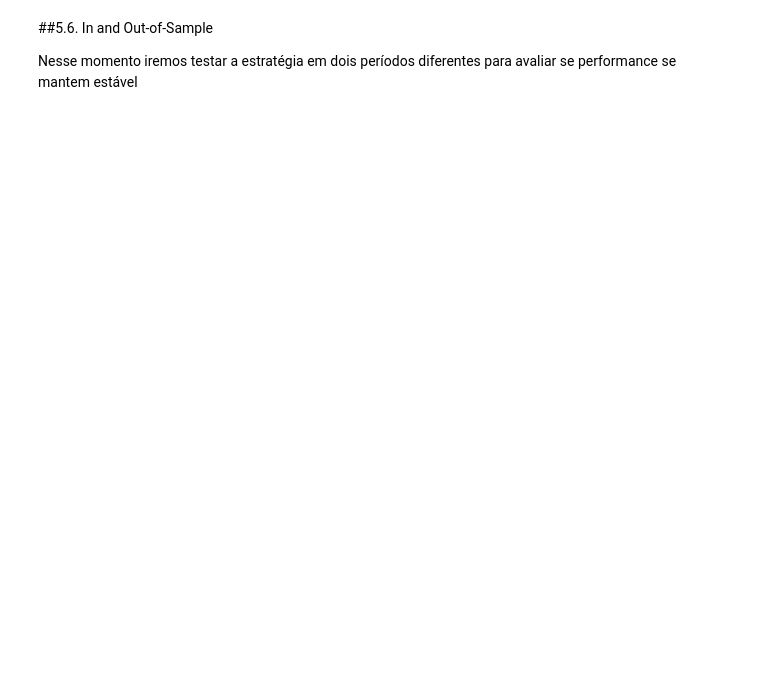
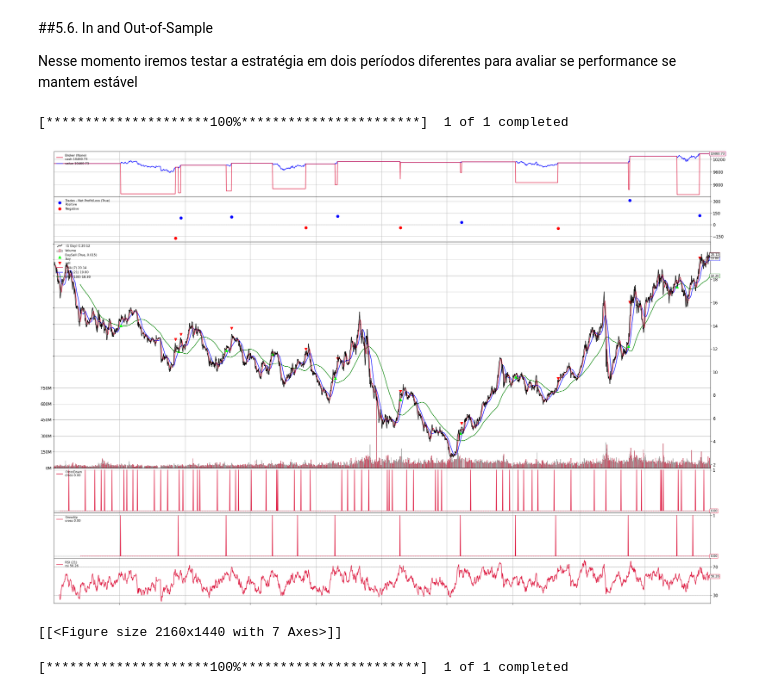
Before and after one commit to robertoricci/Curso-Data-Science-com-Python-Banco-MODAL, a Jupyter notebook: Python_para_Traders_Módulo_03_Backtesting.ipynb, the cells around one changed output. Cells and saved outputs as stored; diff of their text form; code cells hidden in the pictures; blank space fills up the shorter version.

```diff
--- a/Python_para_Traders_Módulo_03_Backtesting.ipynb
+++ b/Python_para_Traders_Módulo_03_Backtesting.ipynb
@@ -426,40 +433,42 @@ janela_rsi = 21
 #Parâmetros Backtrader
 df_ativo=yf.download(ativo, '2010-01-01', '2020-01-01', auto_adjust=True, interval=intervalo)
 df_ativo.dropna(inplace=True)
-data2 = bt.feeds.PandasData(dataname=df_ativo)
+data4 = bt.feeds.PandasData(dataname=df_ativo)
+# %% [output]
+[*********************100%***********************]  1 of 1 completed
 # %%
 class cruzamento_mm_rsi(bt.Strategy):
 
   def __init__(self):
 
     self.rsi = bt.indicators.RSI(self.data.close, period=janela_rsi)
     self.mm_venda = bt.indicators.SMA(self.data.close, period=venda)
     self.mm_rapida = bt.indicators.SMA(self.data.close, period=rapida)
     self.mm_lenta = bt.indicators.SMA(self.data.close, period=lenta)
     self.crossup = bt.ind.CrossUp(self.mm_rapida, self.mm_lenta)
     self.crossup_venda = bt.ind.CrossDown(self.mm_venda, self.mm_rapida)
-
-
-
 
 
   def next(self):
     if not self.position: #se não tiver alguma ordem aberta - condição de compra
       if self.crossup == 1:
         self.buy(size=100)
 
     else: #caso a ordem já estiver aberta - condição de venda
       if self.rsi > 65:
         self.sell(size=100)
 
 
 cerebro = bt.Cerebro()
 cerebro.addstrategy(cruzamento_mm_rsi)
-cerebro.adddata(data2)
+cerebro.adddata(data4)
 cerebro.run()
 plt.rcParams['figure.figsize'] = [30, 20]
 plt.rcParams.update({'font.size': 12})
 cerebro.plot(iplot = False)
+# %% [output]
+[figure, added]
+[[<Figure size 2160x1440 with 7 Axes>]]
 # %%
 #Teste de robustez
 
@@ -467,11 +476,13 @@ ativo = 'PETR4.SA'
 intervalo = '1d'
 df_ativo=yf.download(ativo, '2020-02-01', '2022-03-01', auto_adjust=True, interval=intervalo)
 df_ativo.dropna(inplace=True)
-data2 = bt.feeds.PandasData(dataname=df_ativo)
+data5 = bt.feeds.PandasData(dataname=df_ativo)
 venda = 7
 rapida = 21
 lenta = 100
 janela_rsi = 21
+# %% [output]
+[*********************100%***********************]  1 of 1 completed
 # %%
 import backtrader.analyzers as btanalyzers
 
```
Also changed, not shown: parts of 6 cells of this notebook.
